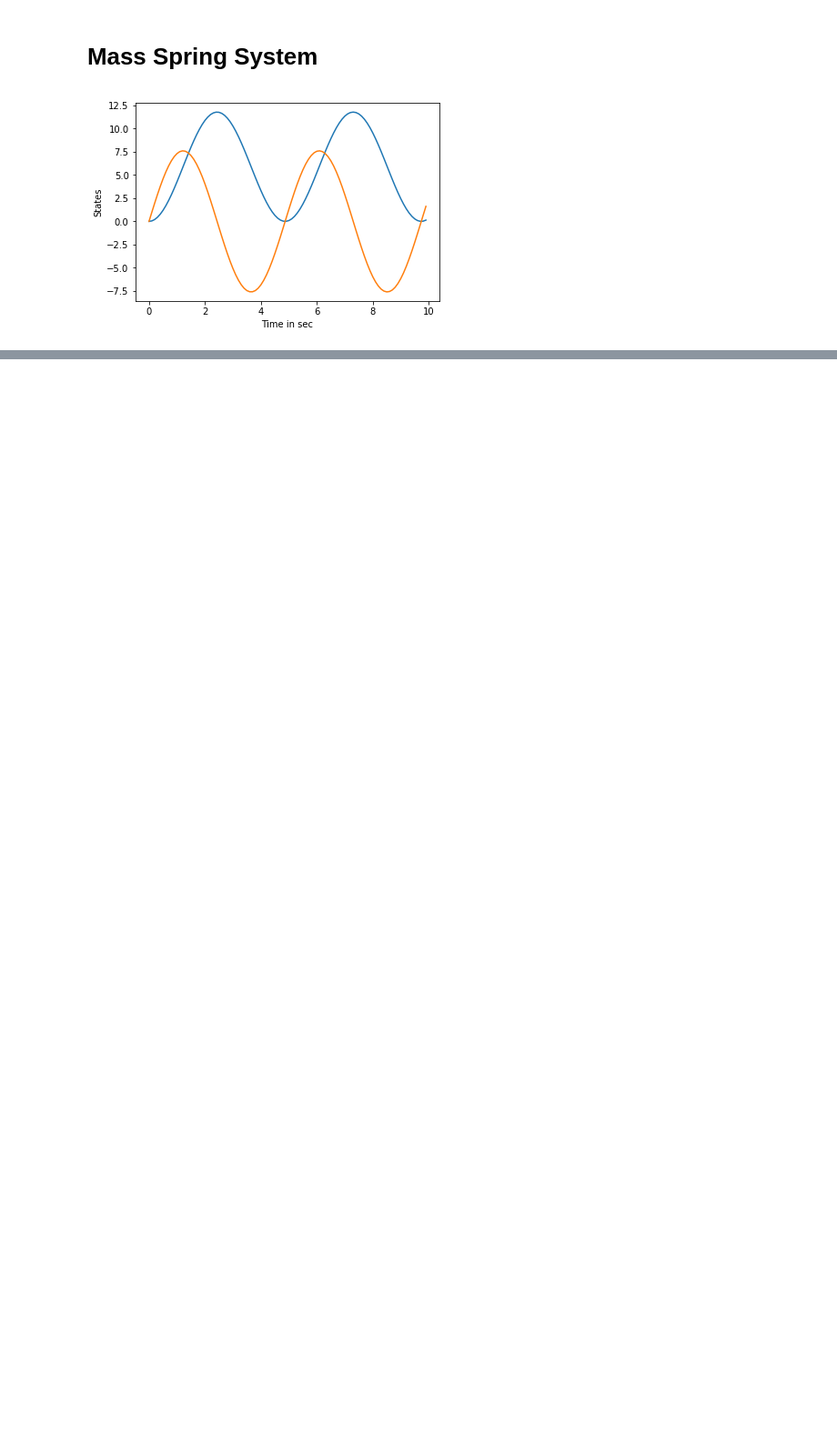
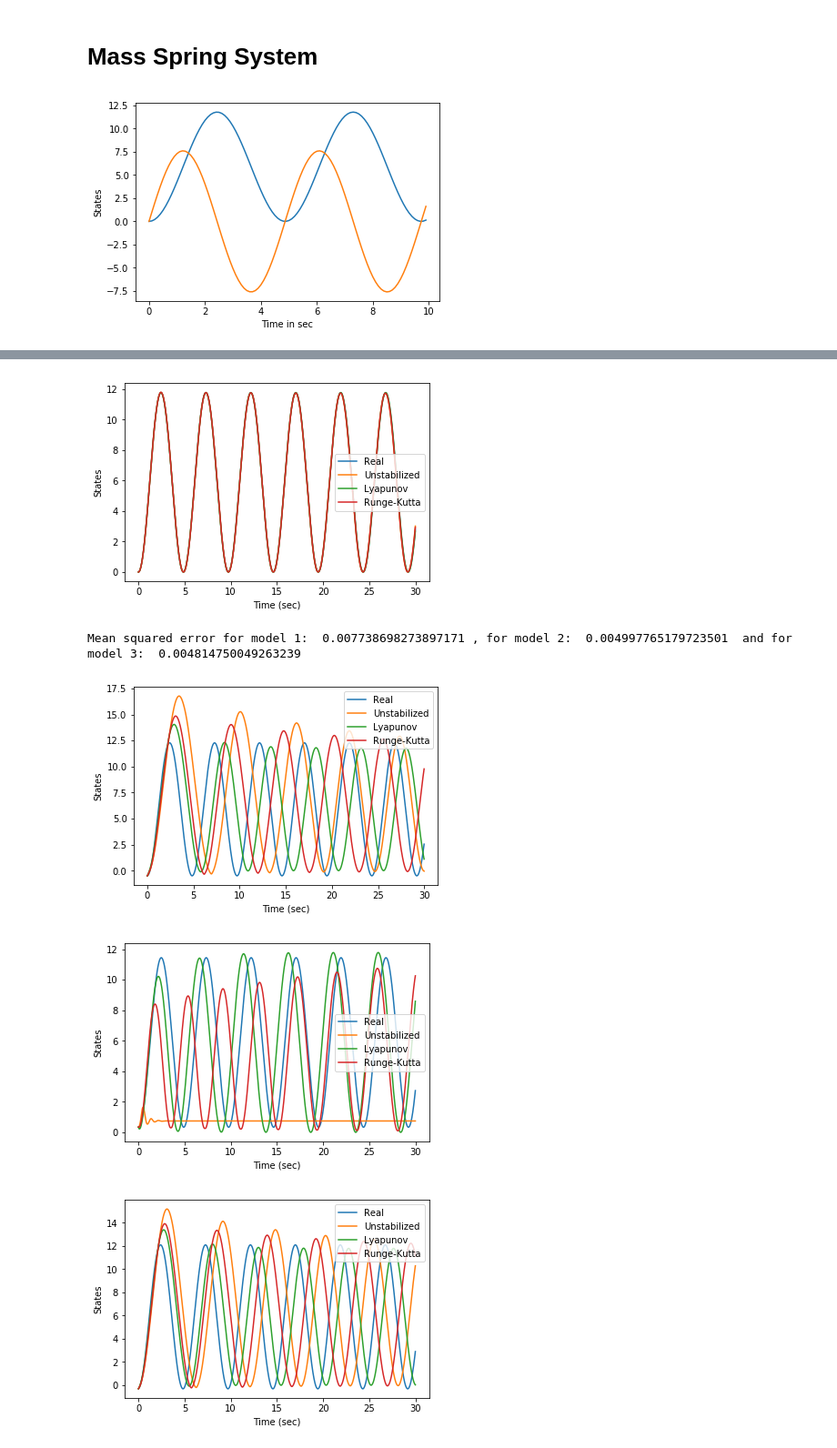
Before and after one commit to TomScheffers/StableNeuralODEs, a Jupyter notebook: 2A - Time series Mass Spring.ipynb, the cells around one changed output, grey strips where cells are left out. Shown at 91% size. Cells and saved outputs as stored; diff of their text form; code cells hidden in the pictures; blank space fills up the shorter version.

Commit message:
New plots

```diff
--- a/2A - Time series Mass Spring.ipynb
+++ b/2A - Time series Mass Spring.ipynb
@@ -150,0 +215,32 @@ plt.show()
+# %%
+def train_and_validate(scale, le_reg):
+    # Make two models (undefended and defended)
+    m1 = Model(2, 64, 2)
+    m1.optimizer = torch.optim.SGD(m1.parameters(), lr=0.01, momentum=0.9)
+
+    m2 = Model(2, 64, 2)
+    m2.optimizer = torch.optim.SGD(m2.parameters(), lr=0.01, momentum=0.9)
+
+    m3 = Model(2, 64, 2)
+    m3.optimizer = torch.optim.SGD(m3.parameters(), lr=0.01, momentum=0.9)
+
+    # Train models
+    m1, m2, m3 = train_models(m1, m2, m3, K=1, L=10, scale=scale, le_reg=le_reg, steps=2000, verbose=False)
+
+    # Validate models
+    mse1, mse2, mse3 = validate_model(m1, m2, m3, runs=20, norm=0.5)
+    return m1, m2, m3, mse1, mse2, mse3
+
+le_regs=[10, 1, 1e-1, 1e-2]
+best_mse2, best_mse3 = 1e10, 1e10
+
+# Find the right scale
+for le_reg in le_regs:
+    print("Regularization:", le_reg)
+    model1, model2, model3, mse1, mse2, mse3 = train_and_validate(scale=0.5, le_reg=le_reg)
+    if mse2 < best_mse2:
+        best_mse = mse2
+        best_model1, best_model2 = model1.state_dict(), model2.state_dict()
+    if mse3 < best_mse3:
+        best_mse = mse3
+        best_model3 = model3.state_dict()
@@ -150,0 +256,5 @@ plt.show()
+# %%
+#Load best model
+model1.load_state_dict(best_model1)
+model2.load_state_dict(best_model2)
+model3.load_state_dict(best_model3)
@@ -150,0 +278,9 @@ plt.show()
+# %%
+validate_model(model1, model2, model3, plot=True, runs=1, norm=0.0)
+validate_model(model1, model2, model3, plot=True, runs=5, norm=0.5)
+# %% [output]
+[figure, added]
+Mean squared error for model 1:  0.007738698273897171 , for model 2:  0.004997765179723501  and for model 3:  0.004814750049263239
+[figure, added]
+[figure, added]
+[figure, added]
```
Also changed, not shown: parts of 12 cells of this notebook, 14 other files.
